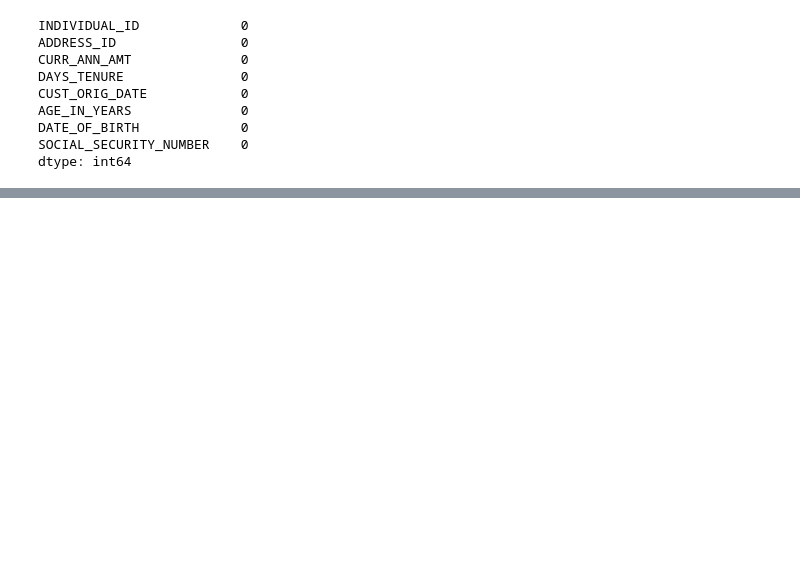
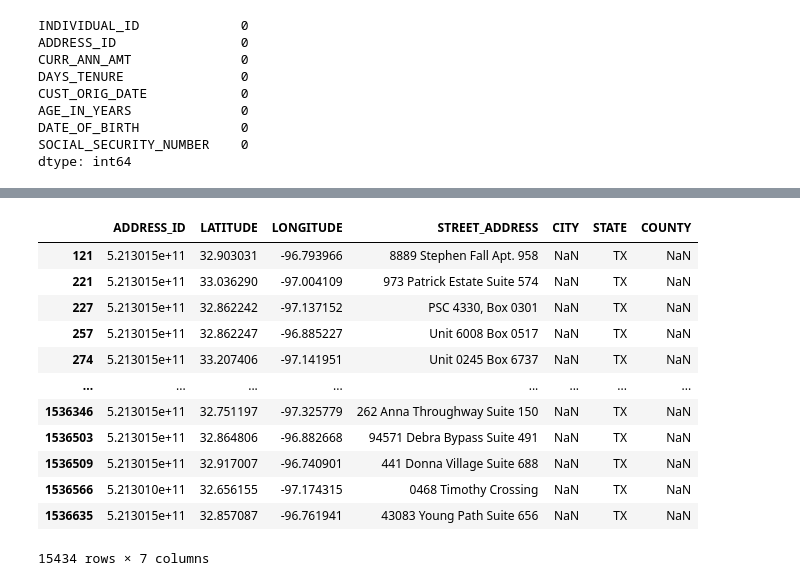
Before and after one commit to sbenston/auto_insurance_churn, a Jupyter notebook: insurance_cleaning.ipynb, the cells around one changed output, grey strips where cells are left out. Drawn from its saved outputs; the diff is of its cells as text; code cells hidden in the pictures; blank space fills up the shorter version.

```diff
--- a/insurance_cleaning.ipynb
+++ b/insurance_cleaning.ipynb
@@ -277,3 +277,20 @@ customer_df.head(10)
 # %%
 # Drop DOB and SSN columns
 customer_df = customer_df.drop(columns=['DATE_OF_BIRTH', 'SOCIAL_SECURITY_NUMBER'])
+# %%
+# Check if nulls in CITY are same as those in COUNTY
+address_df[address_df['CITY'].isna() & address_df['COUNTY'].isna()]
+# %% [output]
+|  | ADDRESS_ID | LATITUDE | LONGITUDE | STREET_ADDRESS | CITY | STATE | COUNTY |
+| 121 | 5.213015e+11 | 32.903031 | -96.793966 | 8889 Stephen Fall Apt. 958 | NaN | TX | NaN |
+| 221 | 5.213015e+11 | 33.036290 | -97.004109 | 973 Patrick Estate Suite 574 | NaN | TX | NaN |
+| 227 | 5.213015e+11 | 32.862242 | -97.137152 | PSC 4330, Box 0301 | NaN | TX | NaN |
+| 257 | 5.213015e+11 | 32.862247 | -96.885227 | Unit 6008 Box 0517 | NaN | TX | NaN |
+| 274 | 5.213015e+11 | 33.207406 | -97.141951 | Unit 0245 Box 6737 | NaN | TX | NaN |
+| ... | ... | ... | ... | ... | ... | ... | ... |
+| 1536346 | 5.213015e+11 | 32.751197 | -97.325779 | 262 Anna Throughway Suite 150 | NaN | TX | NaN |
+| 1536503 | 5.213015e+11 | 32.864806 | -96.882668 | 94571 Debra Bypass Suite 491 | NaN | TX | NaN |
+| 1536509 | 5.213015e+11 | 32.917007 | -96.740901 | 441 Donna Village Suite 688 | NaN | TX | NaN |
+| 1536566 | 5.213010e+11 | 32.656155 | -97.174315 | 0468 Timothy Crossing | NaN | TX | NaN |
+| 1536635 | 5.213015e+11 | 32.857087 | -96.761941 | 43083 Young Path Suite 656 | NaN | TX | NaN |
+15434 rows × 7 columns
```
Also changed, not shown: parts of 15 cells of this notebook.
